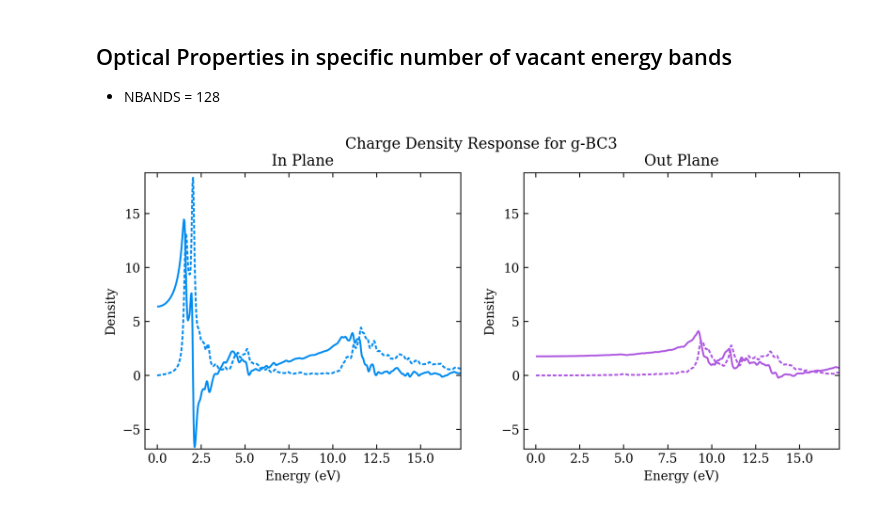
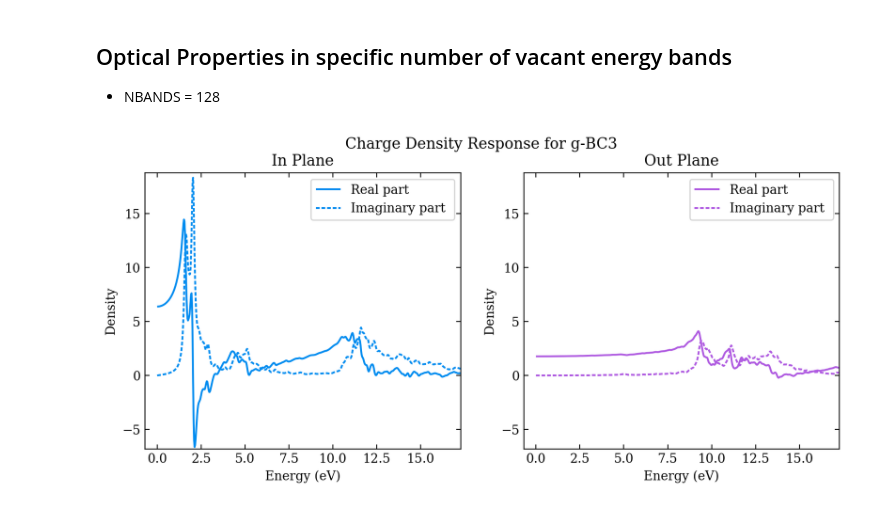
Before and after one commit to Photonico/CMP_Practice, a Jupyter notebook: VASP_g-BC3_20230526/6 Optical properties with nbands.ipynb, the cells around one changed output. Drawn from its saved outputs; the diff is of its cells as text; code cells hidden in the pictures.

```diff
--- a/VASP_g-BC3_20230526/6 Optical properties with nbands.ipynb
+++ b/VASP_g-BC3_20230526/6 Optical properties with nbands.ipynb
@@ -26,35 +26,36 @@ def set_plot_style(ax):
 def get_plot_range(opt_data):
     max_value = np.max([opt_data[f"density_{ax}_{comp}"] for ax in ["xx", "yy", "zz"] for comp in ["imag", "real"]])
     min_value = np.min([opt_data[f"density_{ax}_{comp}"] for ax in ["xx", "yy", "zz"] for comp in ["imag", "real"]])
     x_range = np.max([opt_data["density_energy_real"], opt_data["density_energy_imag"],])
     x_left = -x_range * 0.01
     x_right = x_range * 0.25
     return min_value * 1.025, max_value * 1.025, x_left, x_right
 
 def plot_density(ax, energy_data_real, density_data_real, energy_data_imag, density_data_imag, color, linewidth, label, title):
     set_plot_style(ax)
-    lines_real = ax.plot(energy_data_real, density_data_real, c=color, linewidth=linewidth, label=label + " (real)")
+    lines_real = ax.plot(energy_data_real, density_data_real, c=color, linewidth=linewidth, label= "Real part "+label )
     lines_real[0].set_dashes([2, 0])
-    lines_imag = ax.plot(energy_data_imag, density_data_imag, c=color, linewidth=linewidth, label=label + " (imag)")
+    lines_imag = ax.plot(energy_data_imag, density_data_imag, c=color, linewidth=linewidth, label= "Imaginary part "+label )
     lines_imag[0].set_dashes([2, 1])
     ax.set_title(title)
+    ax.legend(loc='best')
 
 def plot_charge_density_response(opt_data):
     y_range_min, y_range_max, x_range_left, x_range_right = get_plot_range(opt_data)
     fig, axs = plt.subplots(1, 2, dpi=196, figsize=(10, 4))
     fig.suptitle("Charge Density Response for g-BC3")
     axs[0].set_xlabel(r"Energy (eV)"); axs[0].set_ylabel(r"Density")
     axs[1].set_xlabel(r"Energy (eV)"); axs[1].set_ylabel(r"Density")
 
-    plot_density(axs[0], opt_data["density_energy_real"], opt_data["density_xx_real"], opt_data["density_energy_imag"], opt_data["density_xx_imag"], "#008CF0", 1.5, "Part in plane", "In Plane")
-    plot_density(axs[1], opt_data["density_energy_real"], opt_data["density_zz_real"], opt_data["density_energy_imag"], opt_data["density_zz_imag"], "#AF5AE1", 1.5, "Part out plane", "Out Plane")
+    plot_density(axs[0], opt_data["density_energy_real"], opt_data["density_xx_real"], opt_data["density_energy_imag"], opt_data["density_xx_imag"], "#008CF0", 1.5, "", "In Plane")
+    plot_density(axs[1], opt_data["density_energy_real"], opt_data["density_zz_real"], opt_data["density_energy_imag"], opt_data["density_zz_imag"], "#AF5AE1", 1.5, "", "Out Plane")
 
     for ax in axs:
         ax.set_ylim(y_range_min, y_range_max)
         ax.set_xlim(x_range_left, x_range_right)
     plt.show()
 
 opt_128 = extract_optical_properties("6_Optical_properties_gamma_Nbands_128/vasprun.xml")
 plot_charge_density_response(opt_128)
 # %% [output]
-[figure, old version]
+[figure, new version]
```
